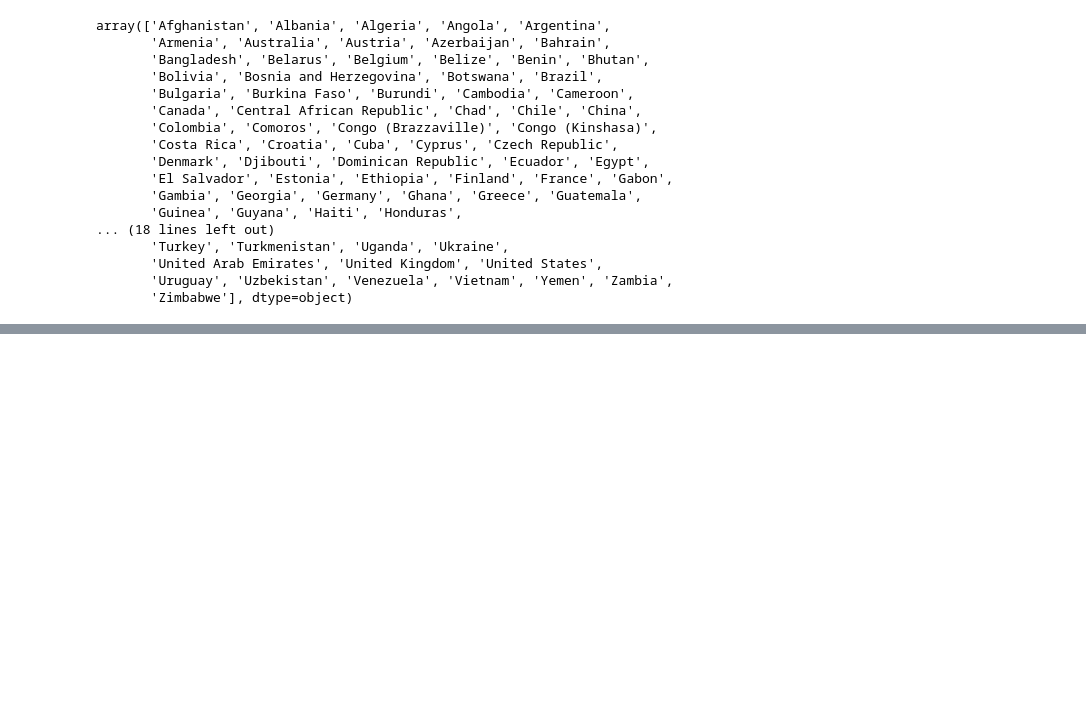
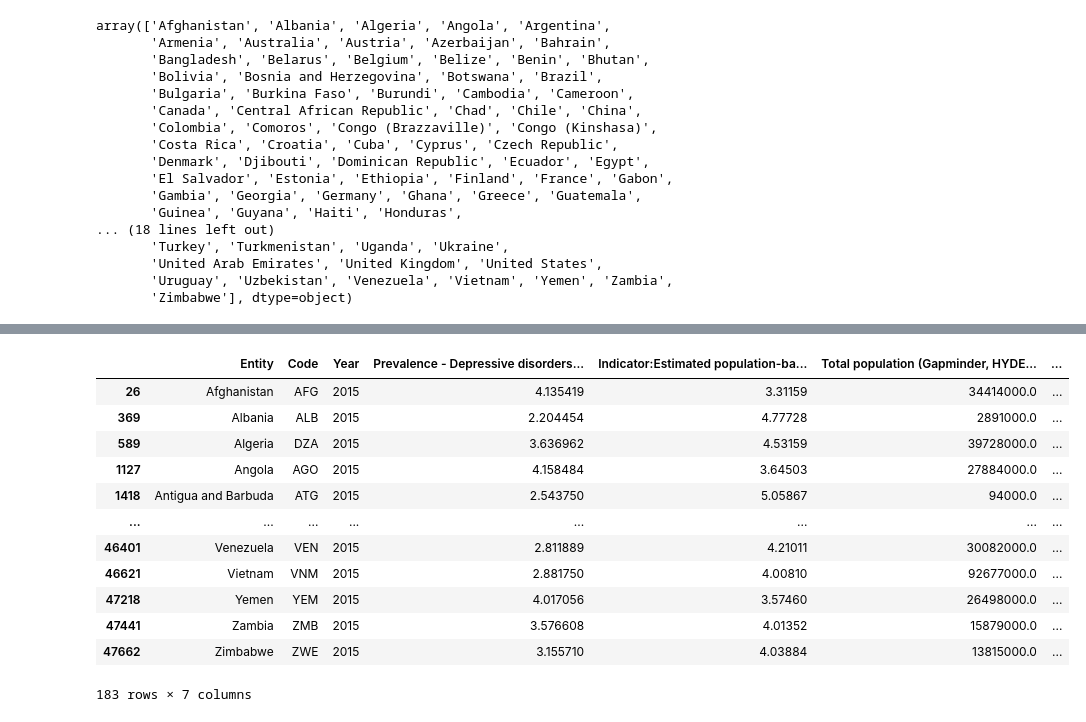
Before and after one commit to hagerna/World-Happiness-Data, a Jupyter notebook: Linnea_Nygren/Jupyter Notebooks/World Happiness (1).ipynb, the cells around one changed output, grey strips where cells are left out. Drawn from its saved outputs; the diff is of its cells as text; code cells hidden in the pictures; blank space fills up the shorter version.

```diff
--- a/Linnea_Nygren/Jupyter Notebooks/World Happiness.ipynb
+++ b/Linnea_Nygren/Jupyter Notebooks/World Happiness (1).ipynb
@@ -80,0 +95,16 @@ px.line(x=[2007,2008,2009,2010,2011,2012,2013,2014,2015,2016,2017,2018,2019,2020
+# %%
+est_prev
+# %% [output]
+|  | Entity | Code | Year | Prevalence - Depressive disorders... | Indicator:Estimated population-ba... | Total population (Gapminder, HYDE... | ... |
+| 26 | Afghanistan | AFG | 2015 | 4.135419 | 3.31159 | 34414000.0 | ... |
+| 369 | Albania | ALB | 2015 | 2.204454 | 4.77728 | 2891000.0 | ... |
+| 589 | Algeria | DZA | 2015 | 3.636962 | 4.53159 | 39728000.0 | ... |
+| 1127 | Angola | AGO | 2015 | 4.158484 | 3.64503 | 27884000.0 | ... |
+| 1418 | Antigua and Barbuda | ATG | 2015 | 2.543750 | 5.05867 | 94000.0 | ... |
+| ... | ... | ... | ... | ... | ... | ... | ... |
+| 46401 | Venezuela | VEN | 2015 | 2.811889 | 4.21011 | 30082000.0 | ... |
+| 46621 | Vietnam | VNM | 2015 | 2.881750 | 4.00810 | 92677000.0 | ... |
+| 47218 | Yemen | YEM | 2015 | 4.017056 | 3.57460 | 26498000.0 | ... |
+| 47441 | Zambia | ZMB | 2015 | 3.576608 | 4.01352 | 15879000.0 | ... |
+| 47662 | Zimbabwe | ZWE | 2015 | 3.155710 | 4.03884 | 13815000.0 | ... |
+183 rows × 7 columns
```
Also changed, not shown: parts of 7 cells of this notebook, 2 other files.
